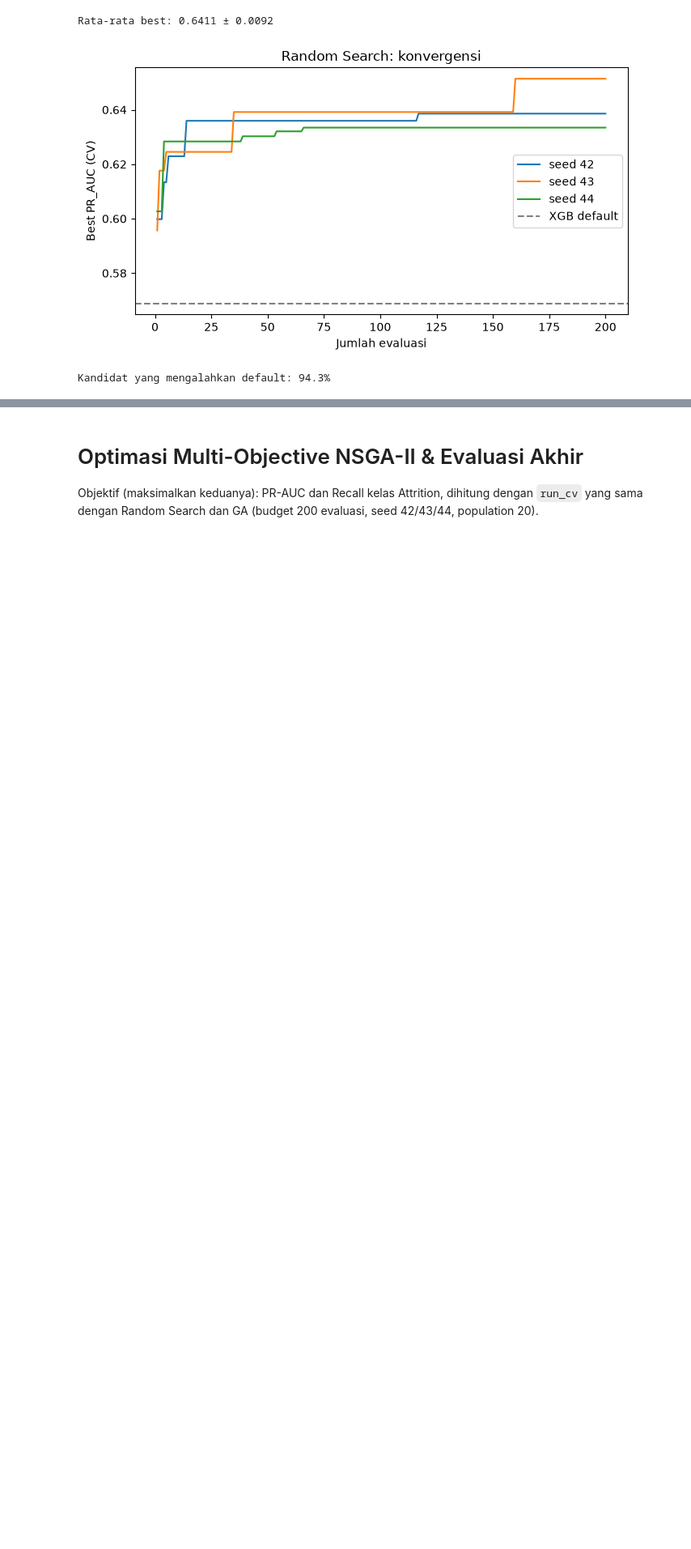
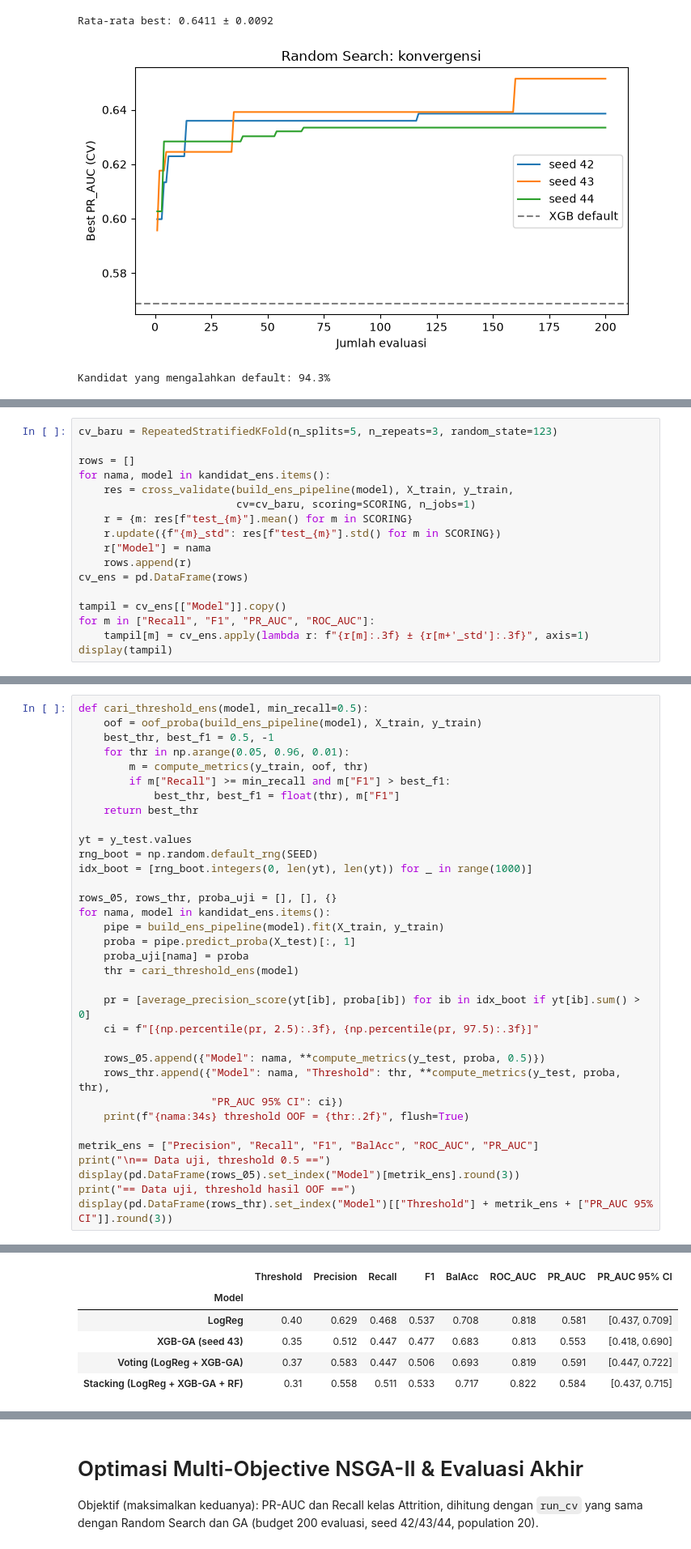
Before and after one commit to manl1/Project-ETS-Machine-Learning, a Jupyter notebook: project-ets.ipynb, the cells around one changed output, grey strips where cells are left out. Shown at 81% size. Cells and saved outputs as stored; diff of their text form; blank space fills up the shorter version.

Commit message:
feat: tambah ensemble voting dan stacking

```diff
--- a/project-ets.ipynb
+++ b/project-ets.ipynb
@@ -826,0 +1019,17 @@ Kandidat yang mengalahkan default: 94.3%
+# %%
+cv_baru = RepeatedStratifiedKFold(n_splits=5, n_repeats=3, random_state=123)
+
+rows = []
+for nama, model in kandidat_ens.items():
+    res = cross_validate(build_ens_pipeline(model), X_train, y_train,
+                         cv=cv_baru, scoring=SCORING, n_jobs=1)
+    r = {m: res[f"test_{m}"].mean() for m in SCORING}
+    r.update({f"{m}_std": res[f"test_{m}"].std() for m in SCORING})
+    r["Model"] = nama
+    rows.append(r)
+cv_ens = pd.DataFrame(rows)
+
+tampil = cv_ens[["Model"]].copy()
+for m in ["Recall", "F1", "PR_AUC", "ROC_AUC"]:
+    tampil[m] = cv_ens.apply(lambda r: f"{r[m]:.3f} ± {r[m+'_std']:.3f}", axis=1)
+display(tampil)
@@ -826,0 +1044,35 @@ Kandidat yang mengalahkan default: 94.3%
+# %%
+def cari_threshold_ens(model, min_recall=0.5):
+    oof = oof_proba(build_ens_pipeline(model), X_train, y_train)
+    best_thr, best_f1 = 0.5, -1
+    for thr in np.arange(0.05, 0.96, 0.01):
+        m = compute_metrics(y_train, oof, thr)
+        if m["Recall"] >= min_recall and m["F1"] > best_f1:
+            best_thr, best_f1 = float(thr), m["F1"]
+    return best_thr
+
+yt = y_test.values
+rng_boot = np.random.default_rng(SEED)
+idx_boot = [rng_boot.integers(0, len(yt), len(yt)) for _ in range(1000)]
+
+rows_05, rows_thr, proba_uji = [], [], {}
+for nama, model in kandidat_ens.items():
+    pipe = build_ens_pipeline(model).fit(X_train, y_train)
+    proba = pipe.predict_proba(X_test)[:, 1]
+    proba_uji[nama] = proba
+    thr = cari_threshold_ens(model)
+
+    pr = [average_precision_score(yt[ib], proba[ib]) for ib in idx_boot if yt[ib].sum() > 0]
+    ci = f"[{np.percentile(pr, 2.5):.3f}, {np.percentile(pr, 97.5):.3f}]"
+
+    rows_05.append({"Model": nama, **compute_metrics(y_test, proba, 0.5)})
+    rows_thr.append({"Model": nama, "Threshold": thr, **compute_metrics(y_test, proba, thr),
+                     "PR_AUC 95% CI": ci})
+    print(f"{nama:34s} threshold OOF = {thr:.2f}", flush=True)
+
+metrik_ens = ["Precision", "Recall", "F1", "BalAcc", "ROC_AUC", "PR_AUC"]
+print("\n== Data uji, threshold 0.5 ==")
+display(pd.DataFrame(rows_05).set_index("Model")[metrik_ens].round(3))
+print("== Data uji, threshold hasil OOF ==")
+display(pd.DataFrame(rows_thr).set_index("Model")[["Threshold"] + metrik_ens + ["PR_AUC 95% CI"]].round(3))
+# %% [output]
@@ -827 +1092,7 @@ Kandidat yang mengalahkan default: 94.3%
+|  | Threshold | Precision | Recall | F1 | BalAcc | ROC_AUC | PR_AUC | PR_AUC 95% CI |
+| Model |  |  |  |  |  |  |  |  |
+| LogReg | 0.40 | 0.629 | 0.468 | 0.537 | 0.708 | 0.818 | 0.581 | [0.437, 0.709] |
+| XGB-GA (seed 43) | 0.35 | 0.512 | 0.447 | 0.477 | 0.683 | 0.813 | 0.553 | [0.418, 0.690] |
+| Voting (LogReg + XGB-GA) | 0.37 | 0.583 | 0.447 | 0.506 | 0.693 | 0.819 | 0.591 | [0.447, 0.722] |
+| Stacking (LogReg + XGB-GA + RF) | 0.31 | 0.558 | 0.511 | 0.533 | 0.717 | 0.822 | 0.584 | [0.437, 0.715] |
 # %%
```
Also changed, not shown: parts of 43 cells of this notebook, 10 other files.
